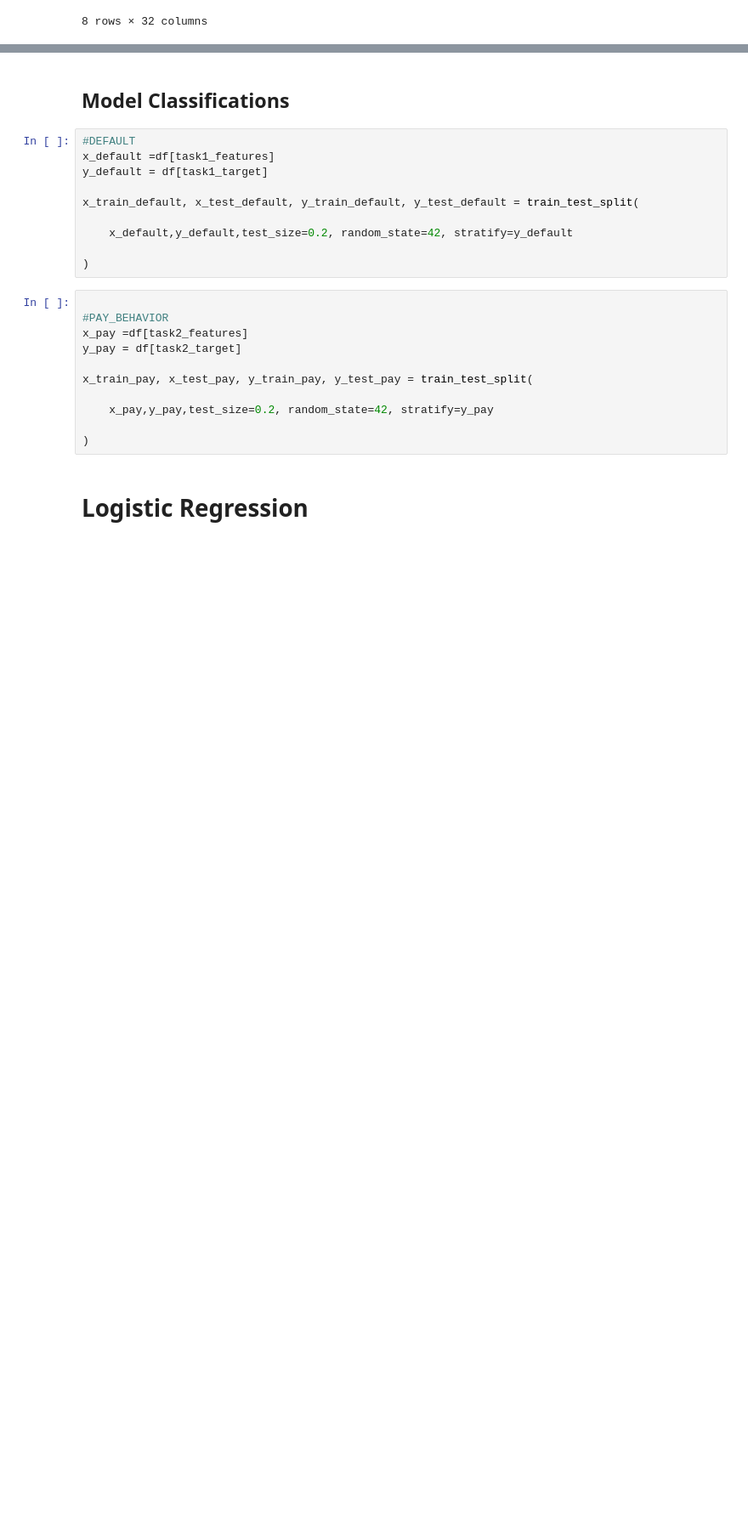
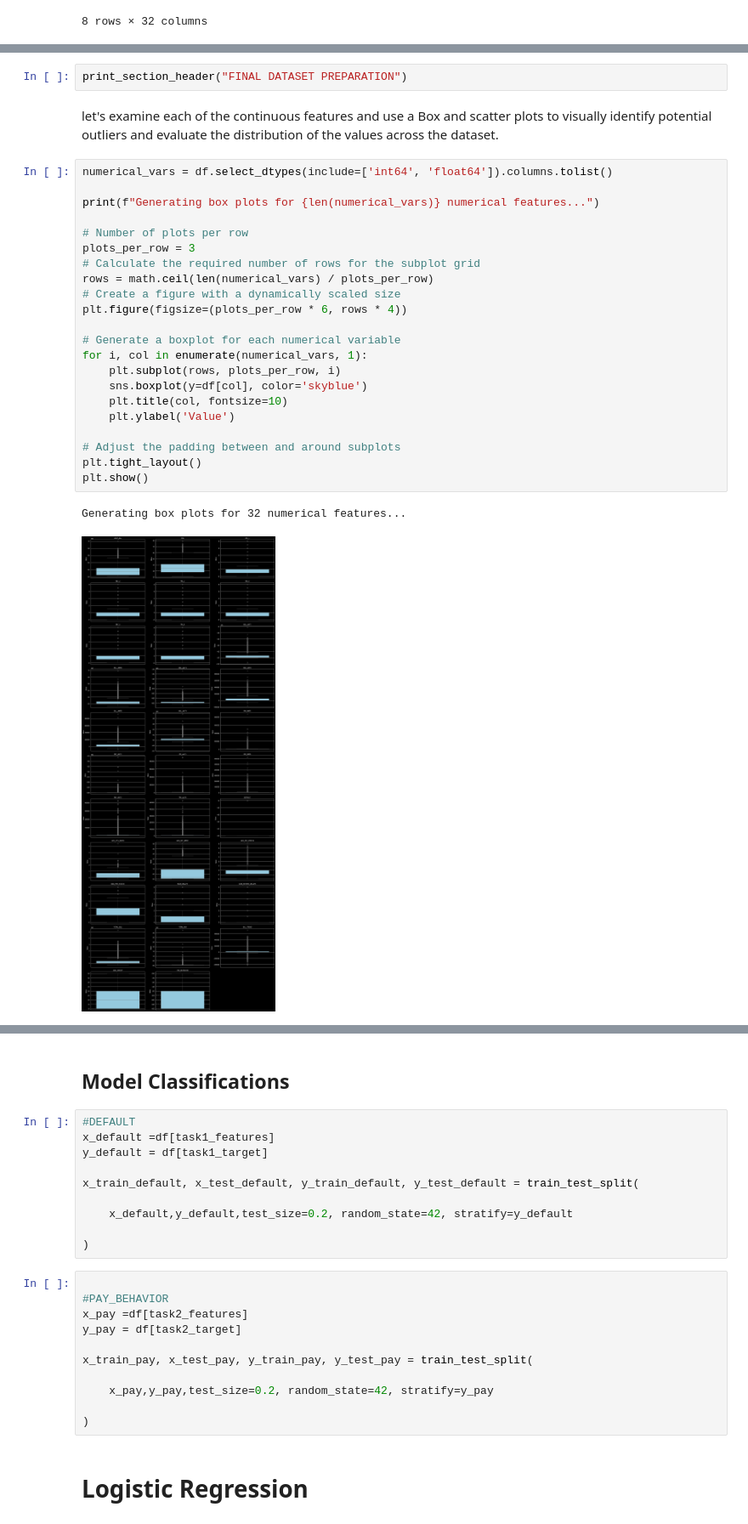
Before and after one commit to titusk2/DS-7331-, a Jupyter notebook: ds_7331_lab_two_default_data.ipynb, the cells around one changed output, grey strips where cells are left out. Shown at 85% size. Drawn from its saved outputs; the diff is of its cells as text; blank space fills up the shorter version.

```diff
--- a/ds_7331_lab_two_default_data.ipynb
+++ b/ds_7331_lab_two_default_data.ipynb
@@ -474,0 +495,29 @@ print(f"Task 2 Target: {task2_target}")
+# %%
+print_section_header("FINAL DATASET PREPARATION")
+# %% [markdown]
+let's examine each of the continuous features and use a Box and scatter plots to visually identify potential outliers and evaluate the distribution of the values across the dataset.
+# %%
+numerical_vars = df.select_dtypes(include=['int64', 'float64']).columns.tolist()
+
+print(f"Generating box plots for {len(numerical_vars)} numerical features...")
+
+# Number of plots per row
+plots_per_row = 3
+# Calculate the required number of rows for the subplot grid
+rows = math.ceil(len(numerical_vars) / plots_per_row)
+# Create a figure with a dynamically scaled size
+plt.figure(figsize=(plots_per_row * 6, rows * 4))
+
+# Generate a boxplot for each numerical variable
+for i, col in enumerate(numerical_vars, 1):
+    plt.subplot(rows, plots_per_row, i)
+    sns.boxplot(y=df[col], color='skyblue')
+    plt.title(col, fontsize=10)
+    plt.ylabel('Value')
+
+# Adjust the padding between and around subplots
+plt.tight_layout()
+plt.show()
+# %% [output]
+Generating box plots for 32 numerical features...
+[figure, added]
```
Also changed, not shown: parts of 8 cells of this notebook.
